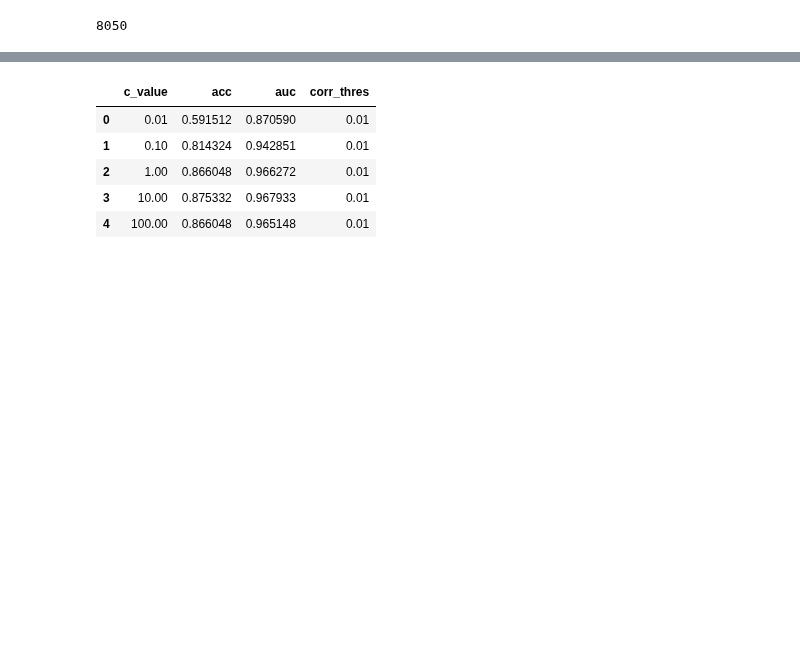
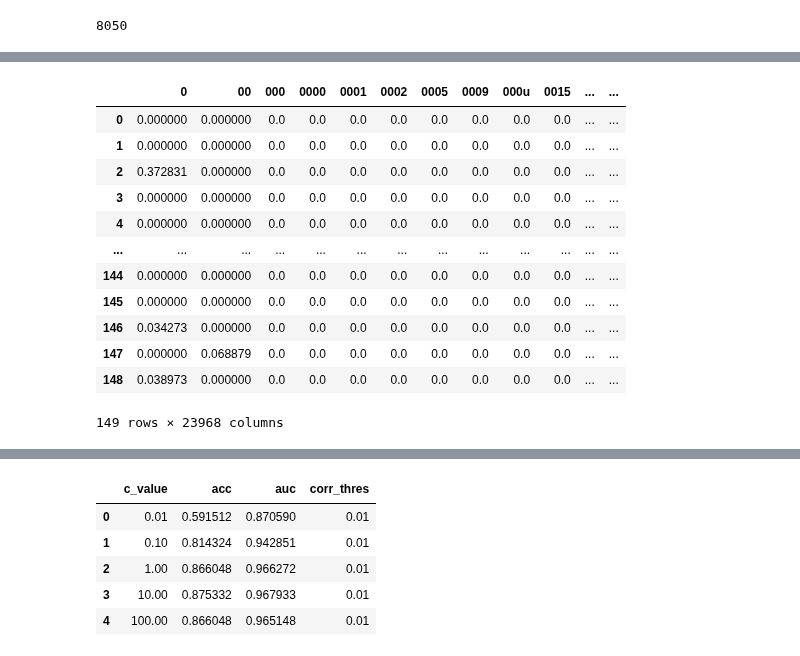
Before and after one commit to anaconda121/NeuraHealth, a Jupyter notebook: Modeling/Logistic-Regression-TFIDF.ipynb, the cells around one changed output, grey strips where cells are left out. Saved outputs shown, nothing was run; the diff lists cells and outputs as text; code cells hidden in the pictures; blank space fills up the shorter version.

```diff
--- a/Modeling/Logistic-Regression-TFIDF.ipynb
+++ b/Modeling/Logistic-Regression-TFIDF.ipynb
@@ -638,0 +728,16 @@ X_valid, X_test, y_valid, y_test = train_test_split(X_test_valid, y_test_valid,
+# %%
+yes.iloc[yes_count * i : (yes_count * i) + yes_count]
+# %% [output]
+|  | 0 | 00 | 000 | 0000 | 0001 | 0002 | 0005 | 0009 | 000u | 0015 | ... | ... |
+| 0 | 0.000000 | 0.000000 | 0.0 | 0.0 | 0.0 | 0.0 | 0.0 | 0.0 | 0.0 | 0.0 | ... | ... |
+| 1 | 0.000000 | 0.000000 | 0.0 | 0.0 | 0.0 | 0.0 | 0.0 | 0.0 | 0.0 | 0.0 | ... | ... |
+| 2 | 0.372831 | 0.000000 | 0.0 | 0.0 | 0.0 | 0.0 | 0.0 | 0.0 | 0.0 | 0.0 | ... | ... |
+| 3 | 0.000000 | 0.000000 | 0.0 | 0.0 | 0.0 | 0.0 | 0.0 | 0.0 | 0.0 | 0.0 | ... | ... |
+| 4 | 0.000000 | 0.000000 | 0.0 | 0.0 | 0.0 | 0.0 | 0.0 | 0.0 | 0.0 | 0.0 | ... | ... |
+| ... | ... | ... | ... | ... | ... | ... | ... | ... | ... | ... | ... | ... |
+| 144 | 0.000000 | 0.000000 | 0.0 | 0.0 | 0.0 | 0.0 | 0.0 | 0.0 | 0.0 | 0.0 | ... | ... |
+| 145 | 0.000000 | 0.000000 | 0.0 | 0.0 | 0.0 | 0.0 | 0.0 | 0.0 | 0.0 | 0.0 | ... | ... |
+| 146 | 0.034273 | 0.000000 | 0.0 | 0.0 | 0.0 | 0.0 | 0.0 | 0.0 | 0.0 | 0.0 | ... | ... |
+| 147 | 0.000000 | 0.068879 | 0.0 | 0.0 | 0.0 | 0.0 | 0.0 | 0.0 | 0.0 | 0.0 | ... | ... |
+| 148 | 0.038973 | 0.000000 | 0.0 | 0.0 | 0.0 | 0.0 | 0.0 | 0.0 | 0.0 | 0.0 | ... | ... |
+149 rows × 23968 columns
```
Also changed, not shown: parts of 15 cells of this notebook.
